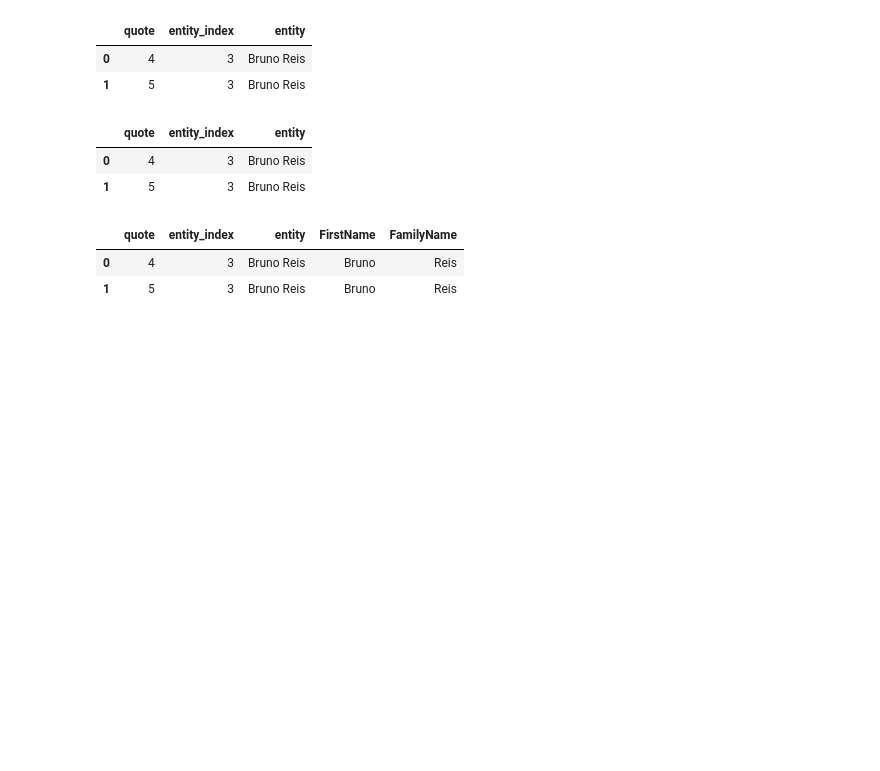
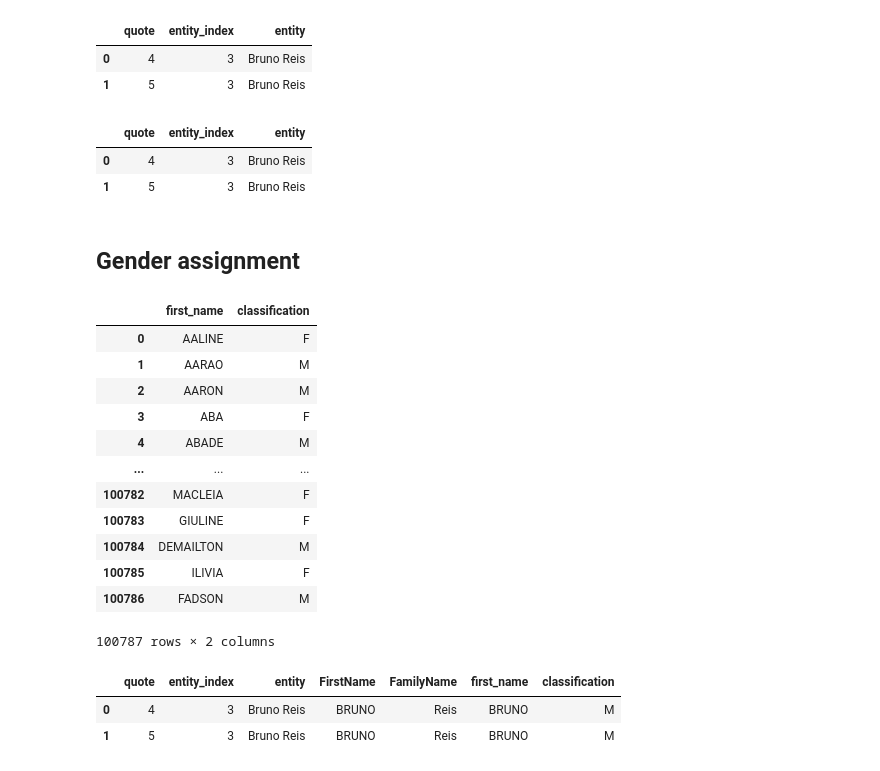
Before and after one commit to larissasayurifutino/repres_fem, a Jupyter notebook: SRC/03_entity_recog.ipynb, the cells around one changed output. Saved outputs shown, nothing was run; the diff lists cells and outputs as text; code cells hidden in the pictures; blank space fills up the shorter version.

Commit message:
(01) To assign a GENDER to each First Name of recognized entity.

```diff
--- a/SRC/03_entity_recog.ipynb
+++ b/SRC/03_entity_recog.ipynb
@@ -330,10 +330,39 @@ df
 # %%
 # Split the name into First and Family Name
 df[['FirstName', 'FamilyName']] = df['entity'].str.split(' ', 1, expand = True)
-df
+
+# First name in Capital letter
+df['FirstName'] = df['FirstName'].str.upper()
+
+# Remove accents from the First Name
+df['FirstName'] = df['FirstName'].str.normalize('NFKD').str.encode('ascii', errors='ignore').str.decode('utf-8')
-# %% [output]
-|  | quote | entity_index | entity | FirstName | FamilyName |
-| 0 | 4 | 3 | Bruno Reis | Bruno | Reis |
-| 1 | 5 | 3 | Bruno Reis | Bruno | Reis |
+# %% [markdown]
+## Gender assignment
 # %%
 # https://brasil.io/dataset/genero-nomes/nomes/
+
+path = "/content/drive/MyDrive/INSPER/03_trabfinal_1certif/Dados/"
+
+names = pd.read_csv(path + 'nomes.csv')
+names_aux = names[['first_name', 'classification']]
+names_aux
+# %% [output]
+|  | first_name | classification |
+| 0 | AALINE | F |
+| 1 | AARAO | M |
+| 2 | AARON | M |
+| 3 | ABA | F |
+| 4 | ABADE | M |
+| ... | ... | ... |
+| 100782 | MACLEIA | F |
+| 100783 | GIULINE | F |
+| 100784 | DEMAILTON | M |
+| 100785 | ILIVIA | F |
+| 100786 | FADSON | M |
+100787 rows × 2 columns
+# %%
+df.merge(names_aux, left_on = 'FirstName', right_on = 'first_name')
+# %% [output]
+|  | quote | entity_index | entity | FirstName | FamilyName | first_name | classification |
+| 0 | 4 | 3 | Bruno Reis | BRUNO | Reis | BRUNO | M |
+| 1 | 5 | 3 | Bruno Reis | BRUNO | Reis | BRUNO | M |
```
